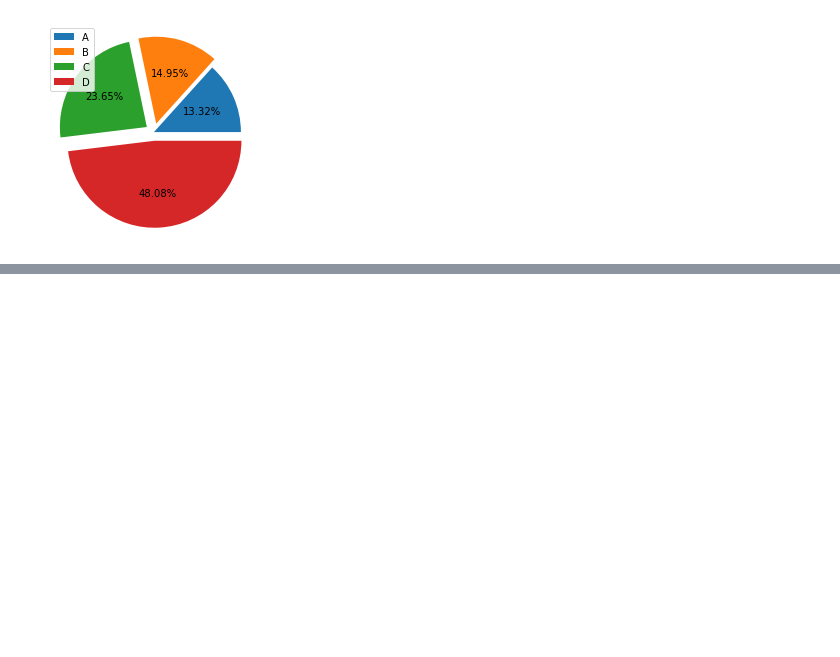
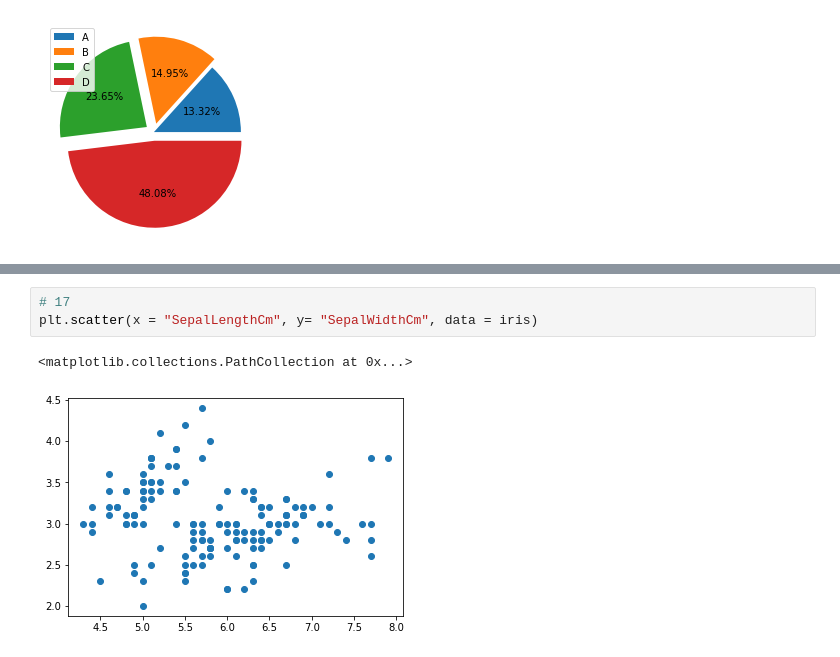
Before and after one commit to lmoreno98/100DaysOfCode, a Jupyter notebook: Python_Practice_guide/Matplotlib.ipynb, the cells around one changed output, grey strips where cells are left out. Drawn from its saved outputs; the diff is of its cells as text; blank space fills up the shorter version.

Commit message:
finalizacion de los ejercicios de matplotlib

```diff
--- a/Python_Practice_guide/Matplotlib.ipynb
+++ b/Python_Practice_guide/Matplotlib.ipynb
@@ -368,0 +440,6 @@ plt.legend(data.index, loc = "upper left")
+# %%
+# 17
+plt.scatter(x = "SepalLengthCm", y= "SepalWidthCm", data = iris)
+# %% [output]
+<matplotlib.collections.PathCollection at 0x...>
+[figure, added]
```
Also changed, not shown: parts of 32 cells of this notebook.
